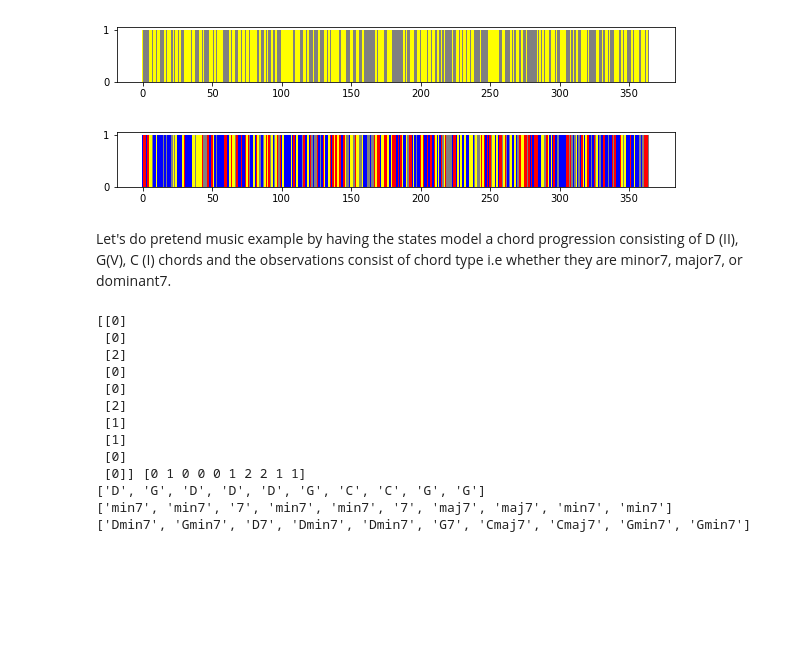
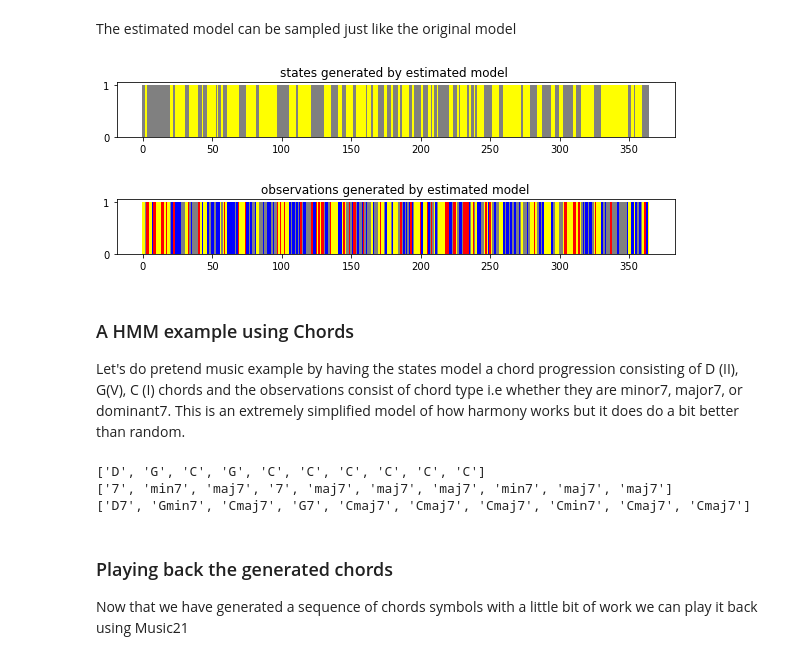
Before and after one commit to gtzan/mir_book, a Jupyter notebook: Markov Chains and Hidden Markov Models.ipynb, the cells around one changed output. Cells and saved outputs as stored; diff of their text form; code cells hidden in the pictures; blank space fills up the shorter version.

```diff
--- a/Markov Chains and Hidden Markov Models.ipynb
+++ b/Markov Chains and Hidden Markov Models.ipynb
@@ -53,12 +66,13 @@ state2color = {}
 state2color['S'] = 'yellow'
 state2color['C'] = 'grey'
 
-def plot_weather_samples(samples, state2color):
+def plot_weather_samples(samples, state2color, title):
     colors = [state2color[x] for x in samples]
     x = np.arange(0, len(colors))
     y = np.ones(len(colors))
     plt.figure(figsize=(10,1))
     plt.bar(x, y, color=colors, width=1)
+    plt.title(title)
 
-plot_weather_samples(samples, state2color)
+plot_weather_samples(samples, state2color, 'iid')
 # %% [output]
@@ -161,8 +194,8 @@ start_prob = np.array([1.0, 0.0, 0.0])
 
 # yellow and red have high probs for sunny
 # blue and grey have high probs for cloudy
-emission_probs = np.array([[0.4, 0.4, 0.1, 0.1],
-                           [0.1, 0.1, 0.6, 0.2]])
+emission_probs = np.array([[0.6, 0.3, 0.1, 0.0],
+                           [0.0, 0.1, 0.4, 0.5]])
 
 model = hmm.MultinomialHMM(n_components=2)
 model.startprob_ = start_prob
@@ -173,16 +206,18 @@ model.emissionprob_ = emission_probs
 # and Z is the "hidden" states
 X, Z = model.sample(365)
 
+# we have to re-define state2color and obj2color as the hmm-learn
+# package just outputs numbers for the states
 state2color = {}
 state2color[0] = 'yellow'
 state2color[1] = 'grey'
-plot_weather_samples(Z, state2color)
+plot_weather_samples(Z, state2color, 'states')
 
 samples = [item for sublist in X for item in sublist]
-state2color = {}
-state2color[0] = 'yellow'
-state2color[1] = 'red'
-state2color[2] = 'blue'
-state2color[3] = 'grey'
-plot_weather_samples(samples, state2color)
+obj2color = {}
+obj2color[0] = 'yellow'
+obj2color[1] = 'red'
+obj2color[2] = 'blue'
+obj2color[3] = 'grey'
+plot_weather_samples(samples, obj2color, 'observations')
 # %% [output]
@@ -232,23 +285,28 @@ plot_weather_samples(Z, state2color)
+# %% [markdown]
+The estimated model can be sampled just like the original model
 # %%
 X, Z = estimated_model.sample(365)
 
 state2color = {}
 state2color[0] = 'yellow'
 state2color[1] = 'grey'
-plot_weather_samples(Z, state2color)
+plot_weather_samples(Z, state2color, 'states generated by estimated model ')
 
 samples = [item for sublist in X for item in sublist]
-state2color = {}
-state2color[0] = 'yellow'
-state2color[1] = 'red'
-state2color[2] = 'blue'
-state2color[3] = 'grey'
-plot_weather_samples(samples, state2color)
+obs2color = {}
+obs2color[0] = 'yellow'
+obs2color[1] = 'red'
+obs2color[2] = 'blue'
+obs2color[3] = 'grey'
+plot_weather_samples(samples, obs2color, 'observations generated by estimated model')
 # %% [output]
-[figure, old version]
+[figure, new version]
-[figure, old version]
+[figure, new version]
 # %% [markdown]
-Let's do pretend music example by having the states model a chord progression consisting of D (II), G(V), C (I) chords and the observations consist of chord type i.e whether they are minor7, major7, or dominant7.
+### A HMM example using Chords
+
+
+Let's do pretend music example by having the states model a chord progression consisting of D (II), G(V), C (I) chords and the observations consist of chord type i.e whether they are minor7, major7, or dominant7. This is an extremely simplified model of how harmony works but it does do a bit better than random.
 # %%
 
 # probabities of each state D(II), G(V), C(I). The transitions are semi-plausible but set by hand.
@@ -274,8 +332,6 @@ chord_model.transmat_ = transmat
 chord_model.emissionprob_ = emission_probs
 
 X, Z = chord_model.sample(10)
-print(X,Z)
-
 state2name = {}
 state2name[0] = 'D'
 state2name[1] = 'G'
@@ -293,19 +349,13 @@ print(observations)
 chords = [''.join(chord) for chord in zip(chords,observations)]
 print(chords)
 # %% [output]
-[[0]
- [0]
- [2]
- [0]
- [0]
- [2]
- [1]
- [1]
- [0]
- [0]] [0 1 0 0 0 1 2 2 1 1]
-['D', 'G', 'D', 'D', 'D', 'G', 'C', 'C', 'G', 'G']
-['min7', 'min7', '7', 'min7', 'min7', '7', 'maj7', 'maj7', 'min7', 'min7']
-['Dmin7', 'Gmin7', 'D7', 'Dmin7', 'Dmin7', 'G7', 'Cmaj7', 'Cmaj7', 'Gmin7', 'Gmin7']
+['D', 'G', 'C', 'G', 'C', 'C', 'C', 'C', 'C', 'C']
+['7', 'min7', 'maj7', '7', 'maj7', 'maj7', 'maj7', 'min7', 'maj7', 'maj7']
+['D7', 'Gmin7', 'Cmaj7', 'G7', 'Cmaj7', 'Cmaj7', 'Cmaj7', 'Cmin7', 'Cmaj7', 'Cmaj7']
+# %% [markdown]
+###  Playing back the generated chords
+
+Now that we have generated a sequence of chords symbols with a little bit of work we can play it back using Music21
 # %%
 from music21 import *
 
```
Also changed, not shown: parts of 27 cells of this notebook, 1 other file.
